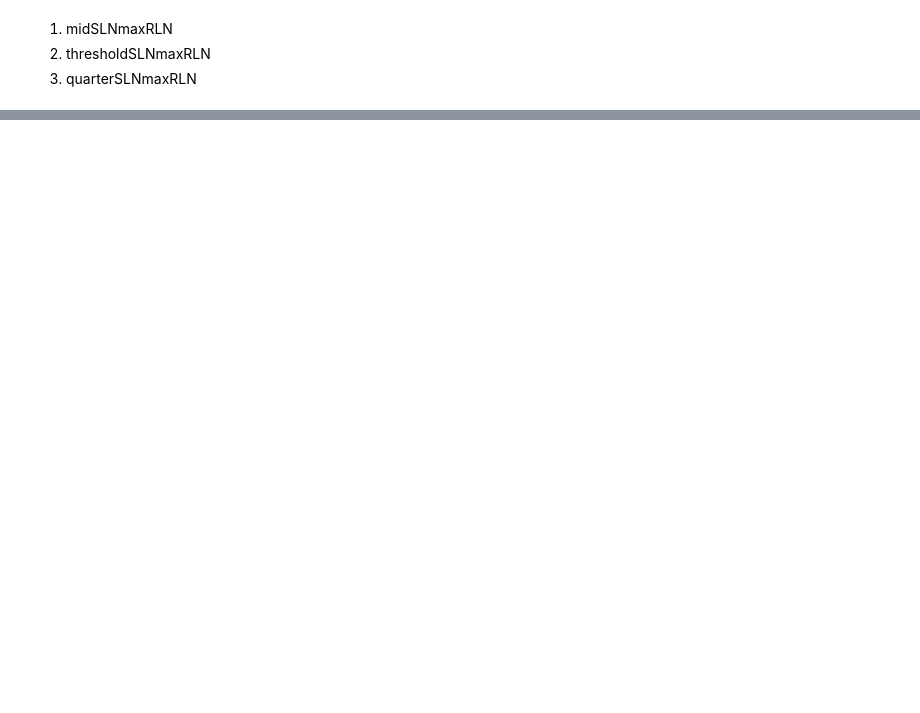
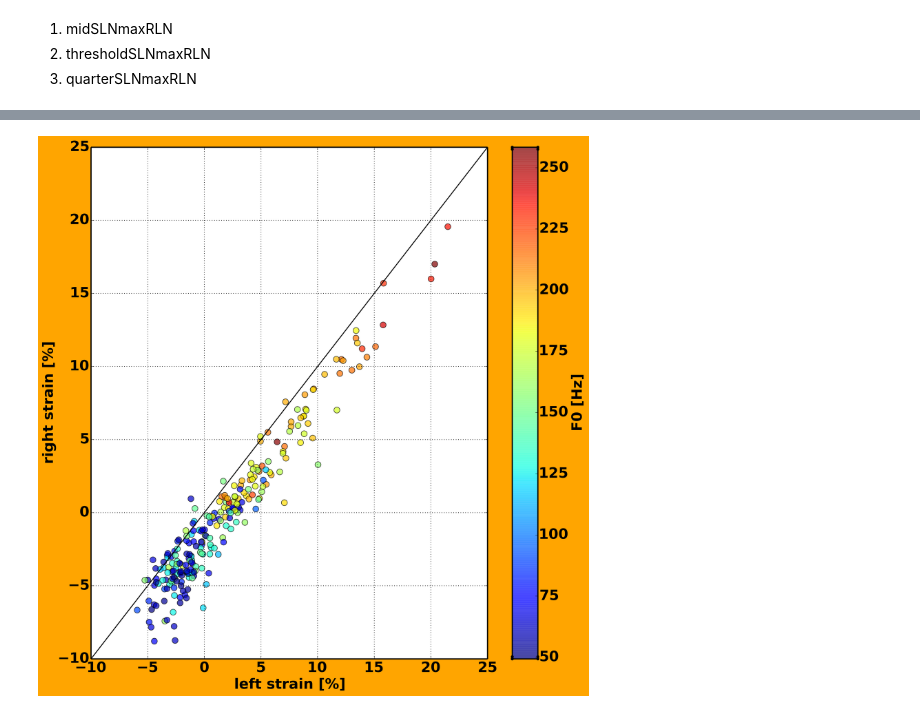
Before and after one commit to JuergenNeubauer/dogphonation, a Jupyter notebook: TA asymmetry 5-9-12.ipynb, the cells around one changed output, grey strips where cells are left out. Saved outputs shown, nothing was run; the diff lists cells and outputs as text; code cells hidden in the pictures; blank space fills up the shorter version.

```diff
--- a/TA asymmetry 5-9-12.ipynb
+++ b/TA asymmetry 5-9-12.ipynb
@@ -799,3 +798,26 @@ plt.show()
+# %%
+plt.close('all')
+
+fig = plt.figure(figsize = (15, 15))
+
+scatter = plt.scatter(alllstrain, allrstrain, s = 100, c = allF0, alpha = 0.7)
+
+plt.xlabel('left strain [%]')
+plt.ylabel('right strain [%]')
+
+cb = plt.colorbar(mappable = scatter)
+cb.set_label('F0 [Hz]')
+
+plt.xlim(-10, 25)
+plt.ylim(-10, 25)
+
+plt.plot([-10, 25], [-10, 25], 'k-')
+
+plt.savefig('TAasymmetry.lstrain-rstrain_F0.pdf', orientation = 'landscape', bbox_inches = 'tight')
+
+plt.show()
+# %% [output]
+[figure, added]
 # %%
 plt.close('all')
 
```
Also changed, not shown: parts of 38 cells of this notebook, 2 other files.
